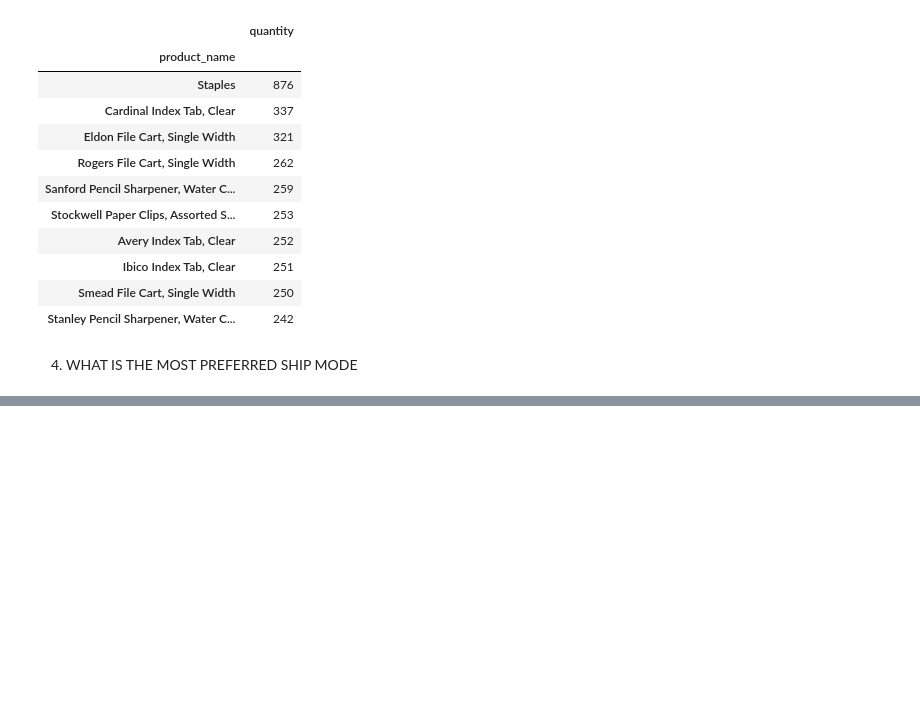
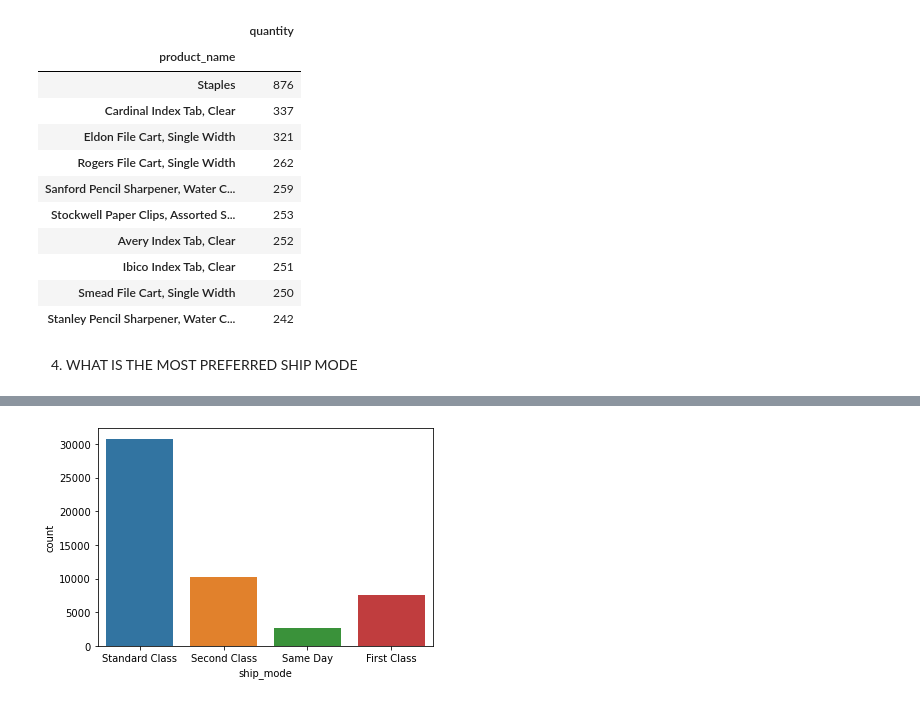
Before and after one commit to otkhwae/Sales-Data-Analysis, a Jupyter notebook: Sales_Data_Analysis.ipynb, the cells around one changed output, grey strips where cells are left out. Cells and saved outputs as stored; diff of their text form; code cells hidden in the pictures; blank space fills up the shorter version.

Commit message:
The most preferred shipping mode

```diff
--- a/Sales_Data_Analysis.ipynb
+++ b/Sales_Data_Analysis.ipynb
@@ -202,0 +210,7 @@ product_most_quantity_sold[:10]
+# %%
+plt.Figure(figsize=(10,9))
+
+sns.countplot(sales_df['ship_mode'])
+plt.show()
+# %% [output]
+[figure, added]
```
Also changed, not shown: parts of 1 cell of this notebook.
